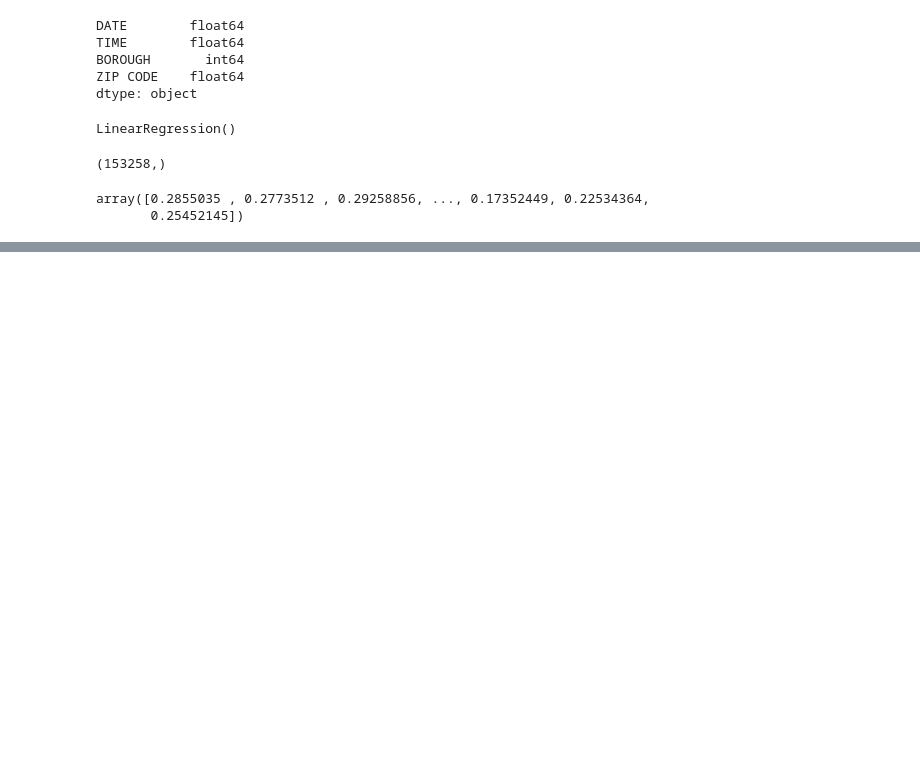
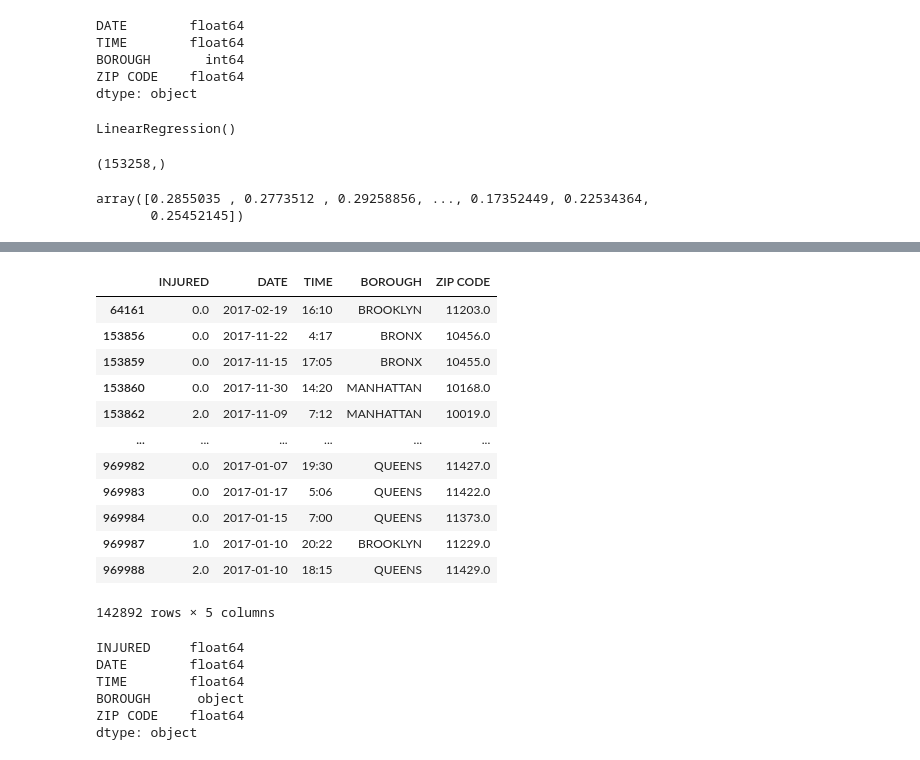
Before and after one commit to danioc94/NYC_Vehicle_Collision_Prediction, a Jupyter notebook: NYC MLM-Injured.ipynb, the cells around one changed output, grey strips where cells are left out. Cells and saved outputs as stored; diff of their text form; code cells hidden in the pictures; blank space fills up the shorter version.

```diff
--- a/NYC MLM.ipynb
+++ b/NYC MLM-Injured.ipynb
@@ -386,0 +401,17 @@ X.head()
+# %%
+df_2017=year2017_df.rename(columns={'NUMBER OF PERSONS INJURED': 'INJURED', 'CRASH DATE': 'DATE', 'CRASH TIME':'TIME'})
+df_2017
+# %% [output]
+|  | INJURED | DATE | TIME | BOROUGH | ZIP CODE |
+| 64161 | 0.0 | 2017-02-19 | 16:10 | BROOKLYN | 11203.0 |
+| 153856 | 0.0 | 2017-11-22 | 4:17 | BRONX | 10456.0 |
+| 153859 | 0.0 | 2017-11-15 | 17:05 | BRONX | 10455.0 |
+| 153860 | 0.0 | 2017-11-30 | 14:20 | MANHATTAN | 10168.0 |
+| 153862 | 2.0 | 2017-11-09 | 7:12 | MANHATTAN | 10019.0 |
+| ... | ... | ... | ... | ... | ... |
+| 969982 | 0.0 | 2017-01-07 | 19:30 | QUEENS | 11427.0 |
+| 969983 | 0.0 | 2017-01-17 | 5:06 | QUEENS | 11422.0 |
+| 969984 | 0.0 | 2017-01-15 | 7:00 | QUEENS | 11373.0 |
+| 969987 | 1.0 | 2017-01-10 | 20:22 | BROOKLYN | 11229.0 |
+| 969988 | 2.0 | 2017-01-10 | 18:15 | QUEENS | 11429.0 |
+142892 rows × 5 columns
@@ -386,0 +426,9 @@ X.head()
+# %%
+df_2017.dtypes
+# %% [output]
+INJURED     float64
+DATE        float64
+TIME        float64
+BOROUGH      object
+ZIP CODE    float64
+dtype: object
```
Also changed, not shown: parts of 18 cells of this notebook, 2 other files.
